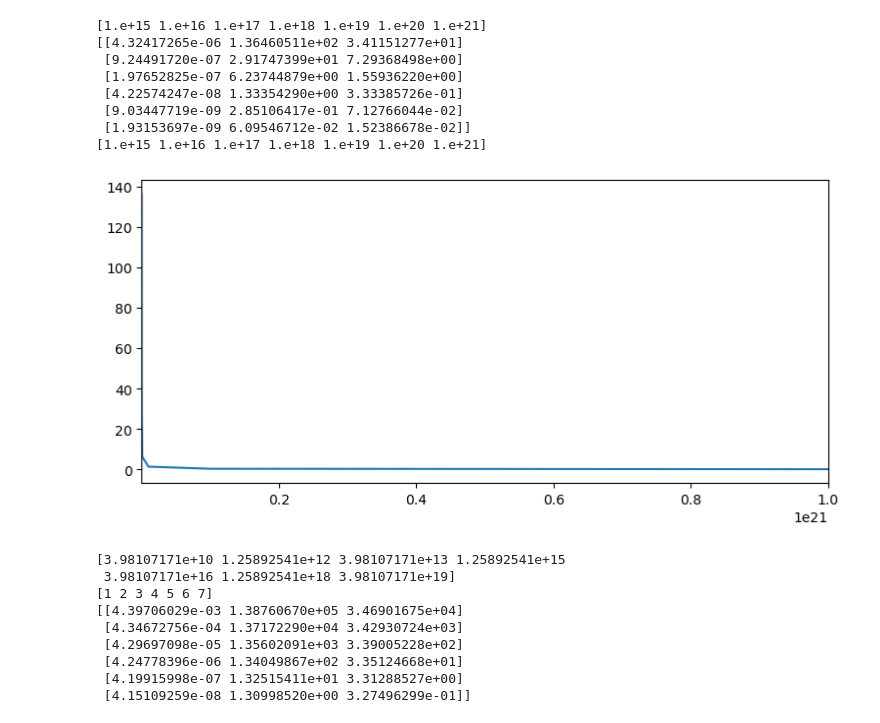
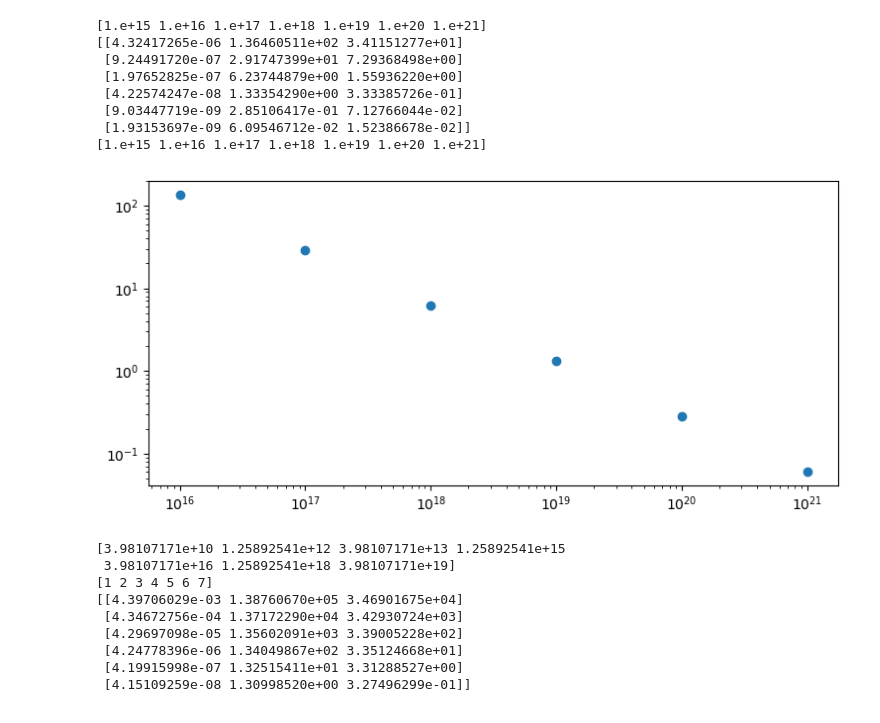
Before and after one commit to iganache/venusquakes, a Jupyter notebook: venus_seismicity.ipynb, the cells around one changed output. Drawn from its saved outputs; the diff is of its cells as text; code cells hidden in the pictures.

```diff
--- a/venus_seismicity.ipynb
+++ b/venus_seismicity.ipynb
@@ -90,7 +109,7 @@ def adot_parameter(strainrate, seisvolume, m0_max=10e20, beta = 0.67, shearmod =
     return adot
 
 def recurrence_rate(m0_min, m0_max, adot, beta=0.67):
-    rec_rate = adot * (np.power(m0_min, -b) - np.power(m0_max, -b))
+    rec_rate = adot * (np.power(m0_min, -beta) - np.power(m0_max, -beta))
     return rec_rate
 # %%
 ## strain rate
@@ -145,9 +164,11 @@ print(m0_range)
 [1.e+15 1.e+16 1.e+17 1.e+18 1.e+19 1.e+20 1.e+21]
 # %%
 fig, ax = plt.subplots(1,1, figsize=(9,4))
-ax.plot(m0_range[1:],events_arr[:,1])
-ax.set_xlim(m0_range[0], m0_range[-1])
+ax.scatter(m0_range[1:],events_arr[:,1])
+# ax.set_xlim(m0_range[0], m0_range[-1])
+ax.set_xscale('log',base=10)
+ax.set_yscale('log',base=10)
 plt.show()
 # %% [output]
-[figure, old version]
+[figure, new version]
 # %%
```
Also changed, not shown: parts of 5 cells of this notebook.
